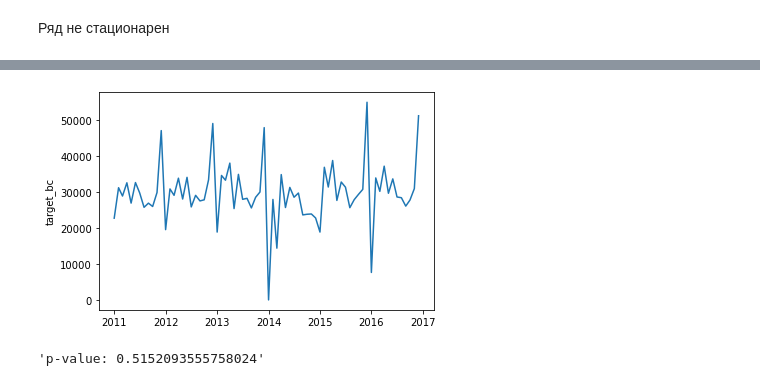
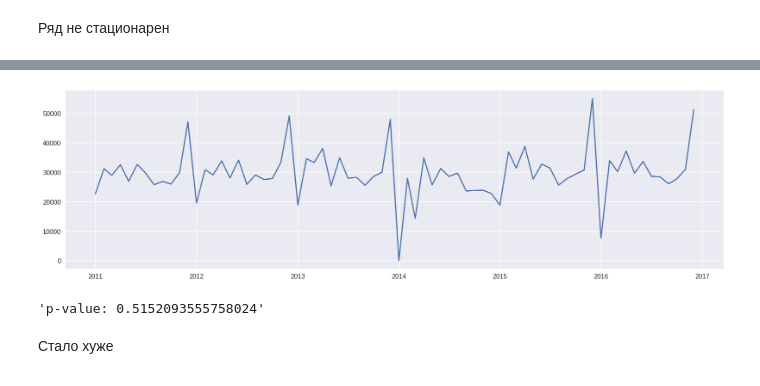
Before and after one commit to varvaraptl/deposit_value_forecast, a Jupyter notebook: main.ipynb, the cells around one changed output, grey strips where cells are left out. Saved outputs shown, nothing was run; the diff lists cells and outputs as text; code cells hidden in the pictures.

```diff
--- a/main.ipynb
+++ b/main.ipynb
@@ -6,16 +6,21 @@ from tqdm import tqdm
 
 import pandas as pd
 import numpy as np
+import math
 from sklearn.metrics import mean_absolute_error, mean_squared_error
 
 import statsmodels.formula.api as smf
 import statsmodels.tsa.api as smt
 import statsmodels.api as sm
+from statsmodels.stats.stattools import durbin_watson
 import scipy.stats as scs
 from scipy.optimize import minimize
 from statsmodels.tsa.seasonal import seasonal_decompose
 from statsmodels.tsa.stattools import adfuller
-from scipy.stats import boxcox
+from scipy.stats import boxcox, spearmanr, kendalltau, norm, mstats
+from statsmodels.graphics.tsaplots import plot_acf, plot_pacf
+from scipy import stats
+
 # holt winters
 # single exponential smoothing
 from statsmodels.tsa.holtwinters import SimpleExpSmoothing
@@ -24,3 +29,7 @@ from statsmodels.tsa.holtwinters import ExponentialSmoothing
 
 import matplotlib.pyplot as plt
 import seaborn as sns
+plt.style.use('seaborn')
+import datetime
+plt.rcParams['figure.dpi'] = 120
+plt.rcParams['figure.figsize'] = (18, 5)
@@ -75,9 +102,9 @@ f'p-value: {adfuller(df_train.target)[1]}'
 # %%
-df_train['target_bc'] = boxcox(df_train.target)[0]
+# df_train['target_bc'] = boxcox(df_train.target)[0]
 # %%
 sns.lineplot(x=df_train.index,
-             y="target_bc",
+             y=boxcox(df_train.target)[0],
              data=df_train);
 # %% [output]
-[figure, old version]
+[figure, new version]
 # %%
@@ -85,3 +112,5 @@ f'p-value: {adfuller(df_train.target_bc)[1]}'
 # %% [output]
 'p-value: 0.5152093555758024'
+# %% [markdown]
+Стало хуже
 # %%
```
Also changed, not shown: parts of 55 cells of this notebook.
